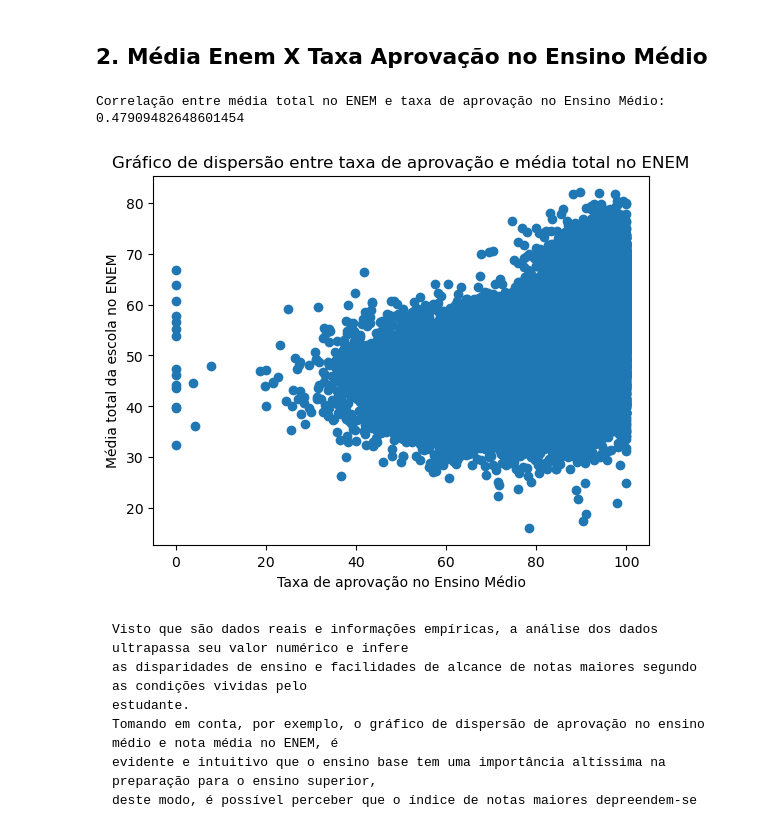
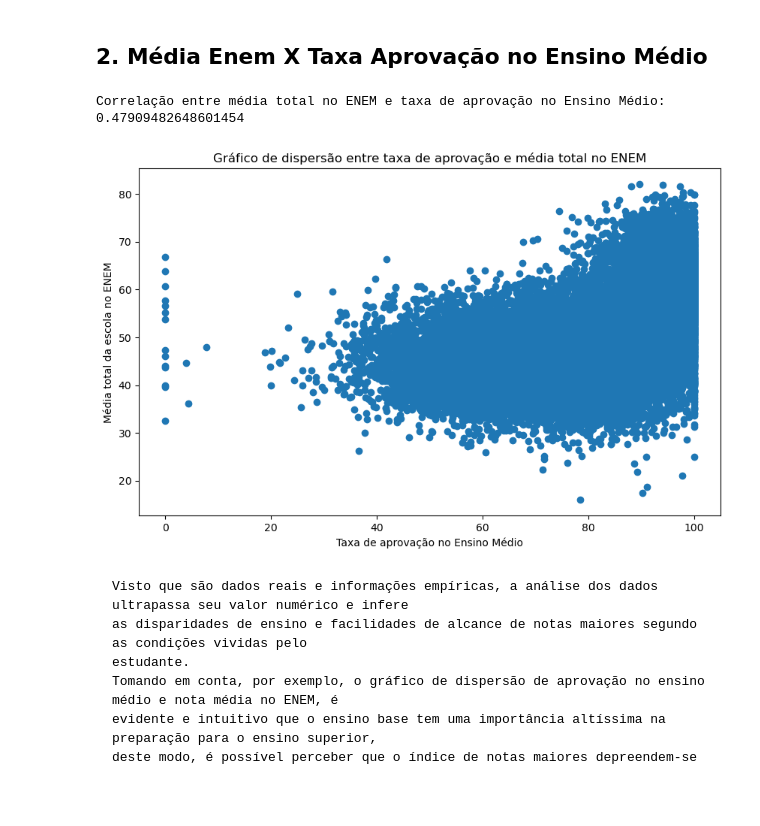
Before and after one commit to LuanaPLGuimaraes/Grupo12A_Projeto2_CDados, a Jupyter notebook: mineracao.ipynb, the cells around one changed output. Cells and saved outputs as stored; diff of their text form; code cells hidden in the pictures; blank space fills up the shorter version.

```diff
--- a/mineracao.ipynb
+++ b/mineracao.ipynb
@@ -104,17 +105,18 @@ Correlação entre média total no ENEM e ano de aplicação: 0.361921333480833
 # %%
 # Análise de target quantitativo e feature quantitativa
 
 # Grau de correlação entre taxa de aprovação no Ensino Médio e média total no ENEM
 print(f'Correlação entre média total no ENEM e taxa de aprovação no Ensino Médio: {dados.TAXA_APROVACAO.corr(dados.MEDIA_TOTAL_ENEM)}')
 
+plt.figure(figsize=(10, 6))
 # Gráfico de dispersão entre taxa de aprovação e média total no ENEM
 plt.scatter(dados.TAXA_APROVACAO, dados.MEDIA_TOTAL_ENEM)
 plt.title('Gráfico de dispersão entre taxa de aprovação e média total no ENEM')
 plt.xlabel('Taxa de aprovação no Ensino Médio')
 plt.ylabel('Média total da escola no ENEM');
 # %% [output]
 Correlação entre média total no ENEM e taxa de aprovação no Ensino Médio: 0.47909482648601454
-[figure, old version]
+[figure, new version]
 # %% [markdown]
     Visto que são dados reais e informações empíricas, a análise dos dados ultrapassa seu valor numérico e infere
     as disparidades de ensino e facilidades de alcance de notas maiores segundo as condições vividas pelo
```
Also changed, not shown: parts of 3 cells of this notebook.
